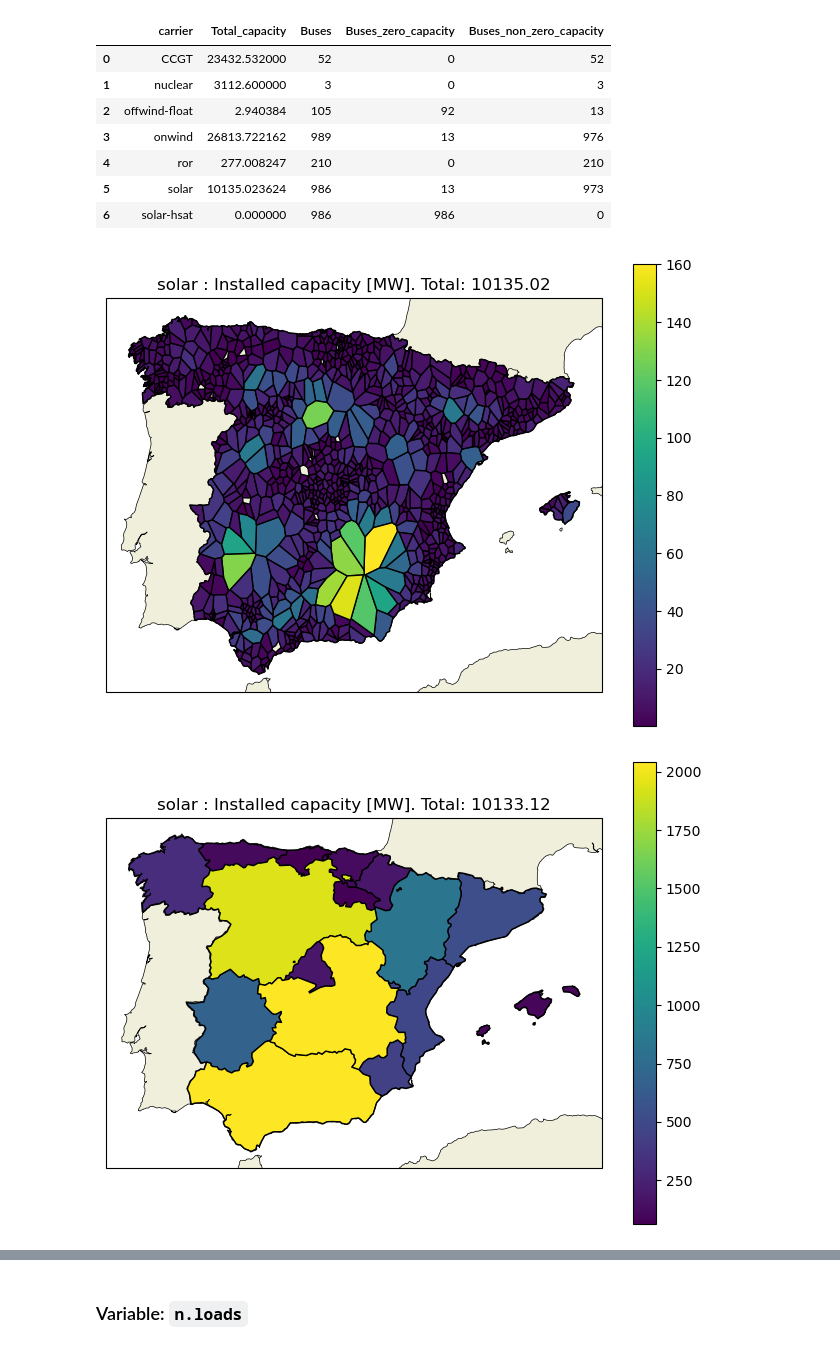
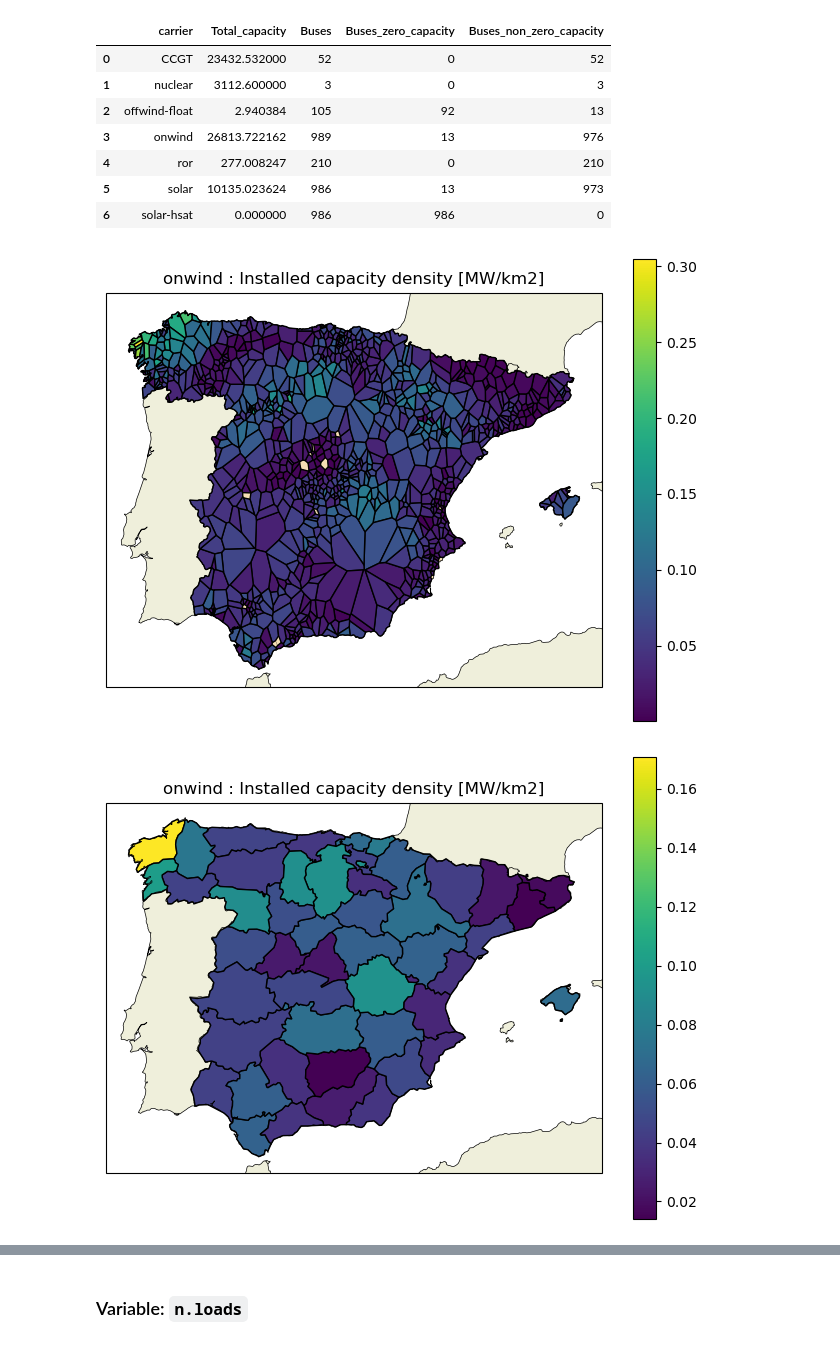
Before and after one commit to cristobal-GC/pypsaX-notebooks, a Jupyter notebook: rules/add_electricity.ipynb, the cells around one changed output, grey strips where cells are left out. Drawn from its saved outputs; the diff is of its cells as text; code cells hidden in the pictures.

```diff
--- a/rules/add_electricity.ipynb
+++ b/rules/add_electricity.ipynb
@@ -165,14 +165,14 @@ summary_df
 ########## Plot the installed capacity (or its spatial density) of a specific generator carrier at each Voronoi cell
 # and plot the aggregated capapcity (or its spatial density) at a specific NUTS level.
 
-carrier = 'solar'
-token_density = 0   # '0' to plot installed capacity, '1' to plot spatial density of installed capacity
+carrier = 'onwind'
+token_density = 1   # '0' to plot installed capacity, '1' to plot spatial density of installed capacity
 
-NUTS_level = 2  # '2' for community level, '3' for provice level
+NUTS_level = 3  # '2' for community level, '3' for provice level
 
 
 
-##### Prepare df with just the carrier
+##### Prepare df with the filtered carrier, and
 
 # filter carrier
 df = gg[gg['carrier']==carrier]
@@ -185,8 +185,10 @@ df = df[df['p_nom']>0]
 # Use file 'regions_xxshore.geojson' to retrieve 'x' and 'y' coordinates
 if 'off' in carrier:
     file = 'regions_offshore.geojson'
+    domain = 'offshore'
 else:
     file = 'regions_onshore.geojson'
+    domain='onshore'
 
 path = f'{rootpath}/resources/{prefix}/{name}/'
 
@@ -214,8 +216,8 @@ crs = ccrs.PlateCarree()
 fig, ax = plt.subplots(figsize=fig_size, subplot_kw={'projection': crs})
 
 
-### Add Voronoi cells
-gdf2.plot(ax=ax, color='none', edgecolor="grey", legend=True, alpha=1)
+### Add network geometry
+fun_map_network_shapes(n, ax, domain=domain)
 
 
 ### Add installed capacity
@@ -236,7 +238,8 @@ fun_map_add_features(ax)
 
 
 
-########## Add  a map with this info at a specific NUTS level, according to bus location
+########## Add a map with the capacity aggregated at a specific NUTS level
+# (according to bus location, not to area overlap)
 
 ##### Prepare gdf_NUTS with the NUTS info (including 'x' and 'y' coordinates)
 
@@ -264,36 +267,32 @@ agg_p_nom = gdf_joined.groupby("NUTS_ID").p_nom.sum()
 
 ## Reindex this series to include all the NUTS codes
 agg_p_nom = agg_p_nom.reindex(gdf_NUTS.index)
 
 gdf_NUTS['p_nom'] = gdf_NUTS.index.map(agg_p_nom)
 gdf_NUTS['p_nom_area'] = gdf_NUTS['p_nom']/gdf_NUTS['area']
 
 
 
 ########## Plot map
 
 fig_size = [8,6]
 crs = ccrs.PlateCarree()
 
 fig, ax = plt.subplots(figsize=fig_size, subplot_kw={'projection': crs})
 
 
-### Add Voronoi cells
-gdf2.plot(ax=ax, color='none', edgecolor="grey", legend=True, alpha=1)
-
-
 ### Add installed capacity
 if token_density == 0:
     gdf_NUTS.plot(ax=ax, column='p_nom', cmap='viridis', edgecolor="black", legend=True, alpha=1)
     total_capacity = gdf_NUTS['p_nom'].sum()
     ax.set_title(f'{carrier} : Installed capacity [MW]. Total: {total_capacity:.2f}')
 
 if token_density == 1:
     gdf_NUTS.plot(ax=ax, column='p_nom_area', cmap='viridis', edgecolor="black", legend=True, alpha=1)
     ax.set_title(f'{carrier} : Installed capacity density [MW/km2]')
 
 
 fun_map_add_features(ax)
 # %% [output]
-[figure, old version]
+[figure, new version]
-[figure, old version]
+[figure, new version]
```
Also changed, not shown: parts of 16 cells of this notebook, 3 other files.
